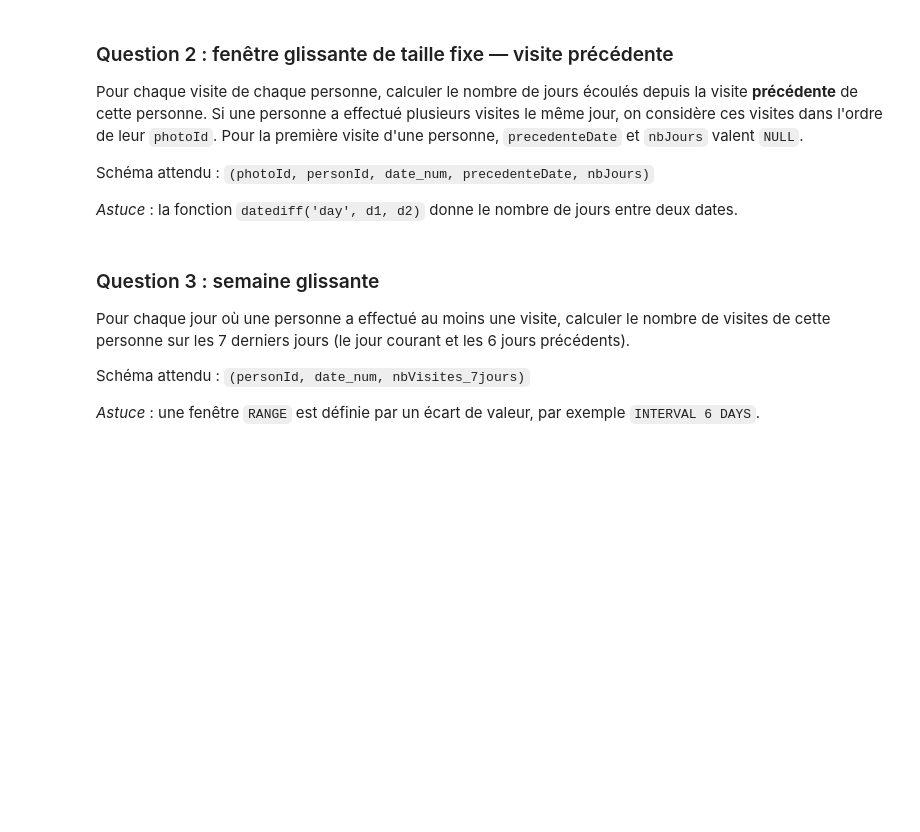
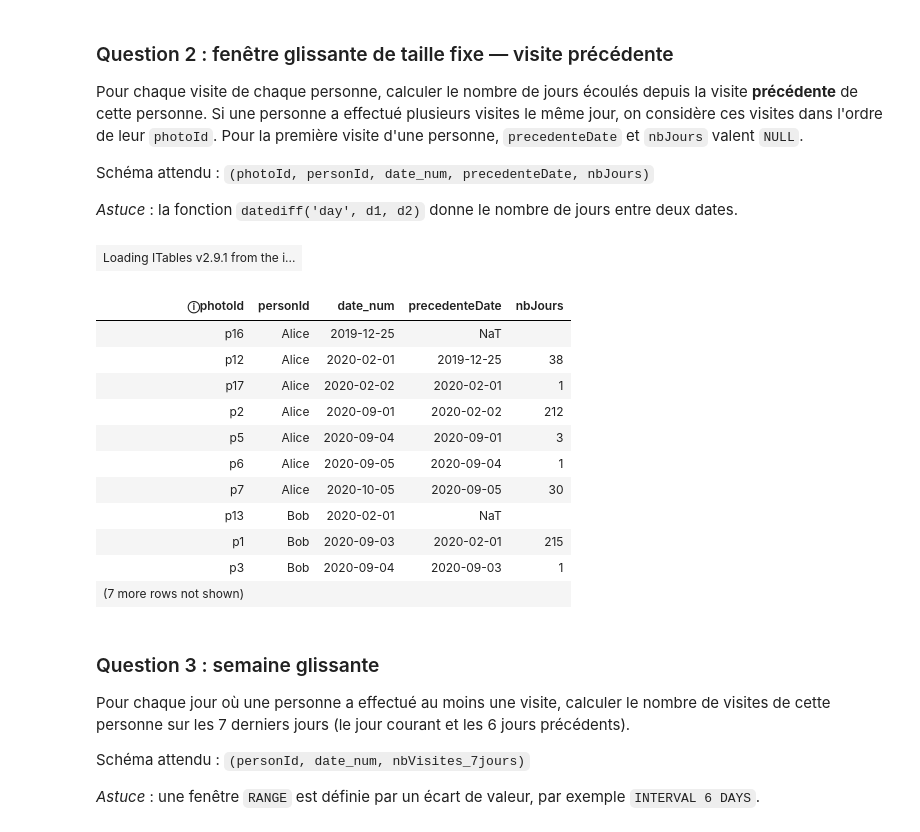
Before and after one commit to cwilson-su/Large-Scale-Data-Analytics-Labs, a Jupyter notebook: LAB2_2026_Fenetres_avec_duckdb.ipynb, the cells around one changed output. Drawn from its saved outputs; the diff is of its cells as text; code cells hidden in the pictures; blank space fills up the shorter version.

```diff
--- a/LAB2_2026_Fenetres_avec_duckdb.ipynb
+++ b/LAB2_2026_Fenetres_avec_duckdb.ipynb
@@ -467,3 +491,38 @@ Schéma attendu : `(photoId, personId, date_num, precedenteDate, nbJours)`
+# %%
+%%sql
+WITH VisitesAvecPrecedente AS (
+    SELECT
+        photoId,
+        personId,
+        date_num,
+        LAG(date_num) OVER (
+            PARTITION BY personId
+            ORDER BY date_num, photoId
+        ) AS precedenteDate
+    FROM Visites
+)
+SELECT
+    photoId,
+    personId,
+    date_num,
+    precedenteDate,
+    datediff('day', precedenteDate, date_num) AS nbJours
+FROM VisitesAvecPrecedente
+ORDER BY personId, date_num, photoId;
+# %% [output]
+| Loading ITables v2.9.1 from the i... |
+| ⓘphotoId | personId | date_num | precedenteDate | nbJours |
+| p16 | Alice | 2019-12-25 | NaT |  |
+| p12 | Alice | 2020-02-01 | 2019-12-25 | 38 |
+| p17 | Alice | 2020-02-02 | 2020-02-01 | 1 |
+| p2 | Alice | 2020-09-01 | 2020-02-02 | 212 |
+| p5 | Alice | 2020-09-04 | 2020-09-01 | 3 |
+| p6 | Alice | 2020-09-05 | 2020-09-04 | 1 |
+| p7 | Alice | 2020-10-05 | 2020-09-05 | 30 |
+| p13 | Bob | 2020-02-01 | NaT |  |
+| p1 | Bob | 2020-09-03 | 2020-02-01 | 215 |
+| p3 | Bob | 2020-09-04 | 2020-09-03 | 1 |
+| (7 more rows not shown) |  |  |  |  |
 # %% [markdown]
 ### Question 3 : semaine glissante
 
```
Also changed, not shown: parts of 9 cells of this notebook.
